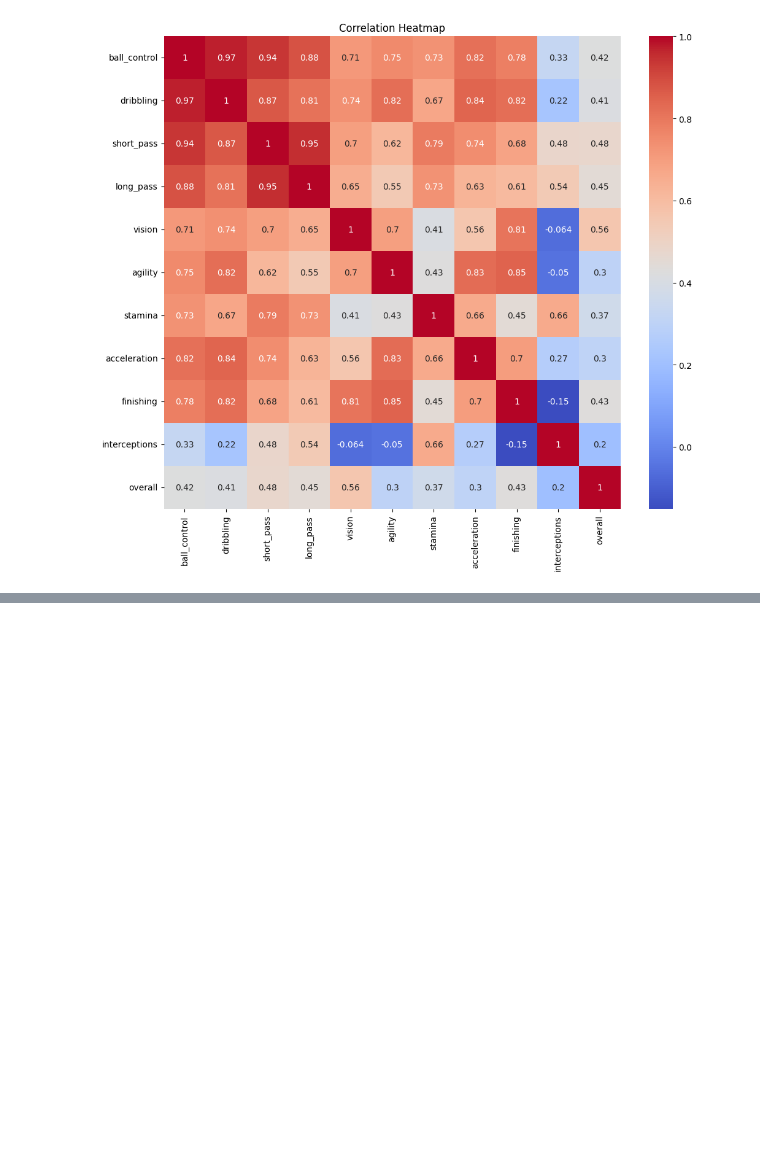
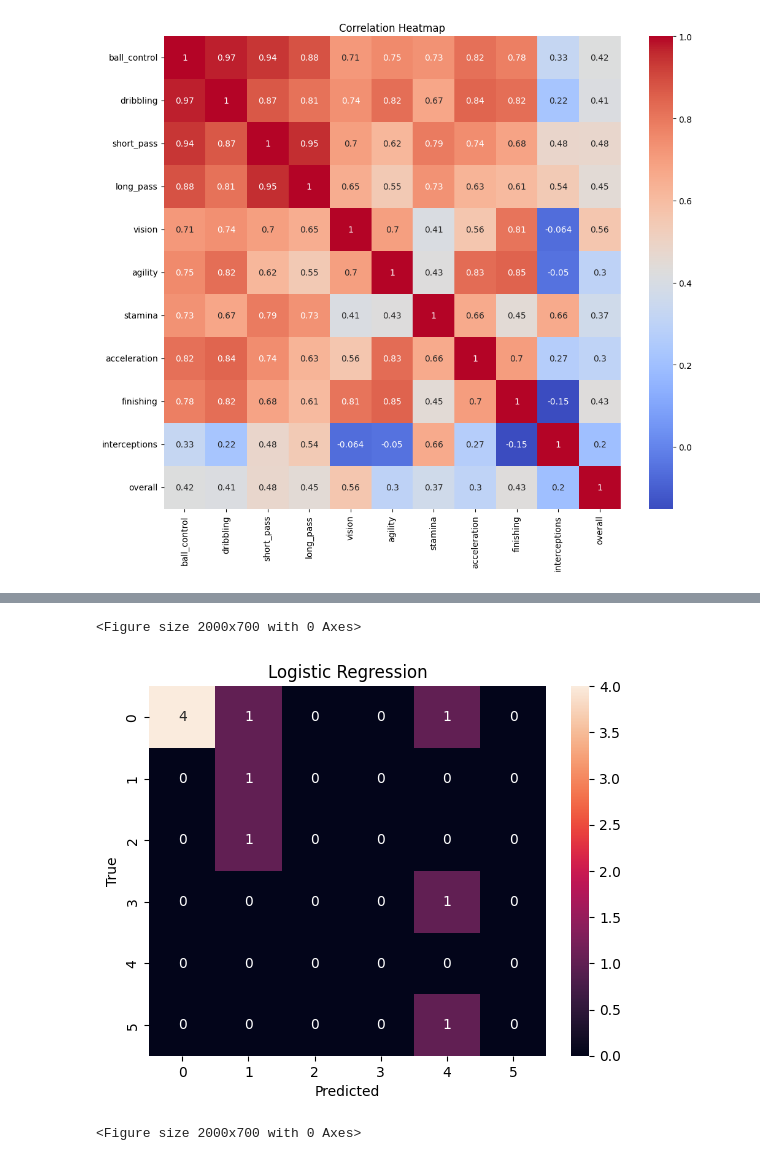
Before and after one commit to SIDHARTHMS26/Portugal-Player-Analysis-and-Real-time-strategy-development, a Jupyter notebook: Portugal_Player_Analysis_and_Real_Time_Strategy.ipynb, the cells around one changed output, grey strips where cells are left out. Drawn from its saved outputs; the diff is of its cells as text; code cells hidden in the pictures; blank space fills up the shorter version.

```diff
--- a/Portugal_Player_Analysis_and_Real_Time_Strategy.ipynb
+++ b/Portugal_Player_Analysis_and_Real_Time_Strategy.ipynb
@@ -1019,0 +772,6 @@ x_test_scaled = scaler.transform(x_test)
+# %%
+#Performing the Logistic Regression model
+logreg_model = LogisticRegression(max_iter=1000, random_state=42) # Increased max_iter
+logreg_model.fit(x_train_scaled, y_train)
+y_pred_logreg = logreg_model.predict(x_test_scaled)
+evaluate_model(y_test, y_pred_logreg, "Logistic Regression")
@@ -1019,0 +788,12 @@ x_test_scaled = scaler.transform(x_test)
+# %%
+#Plotting the confusion matrix for LogReg model
+cm=confusion_matrix(y_test, y_pred_logreg )
+sns.heatmap(cm,annot=True)
+plt.title('Logistic Regression')
+plt.xlabel('Predicted')
+plt.ylabel('True')
+plt.figure(figsize=(20,7))
+# %% [output]
+<Figure size 2000x700 with 0 Axes>
+[figure, added]
+<Figure size 2000x700 with 0 Axes>
```
Also changed, not shown: parts of 93 cells of this notebook.
